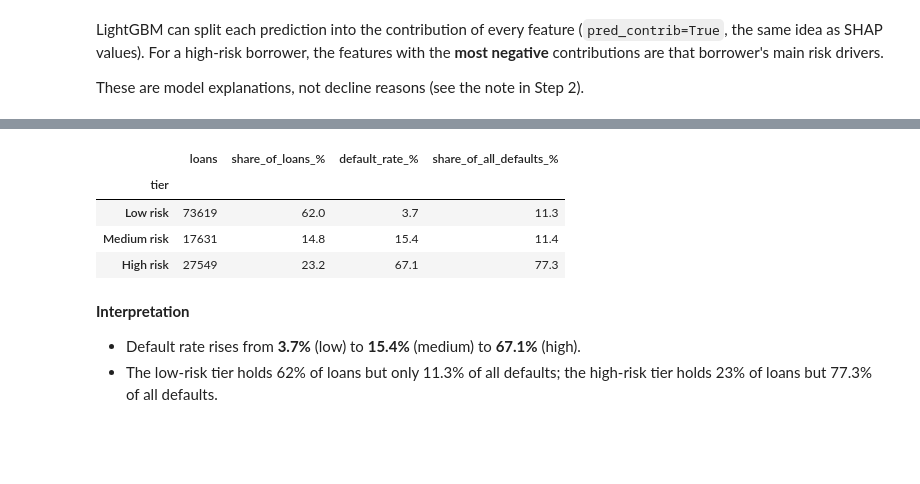
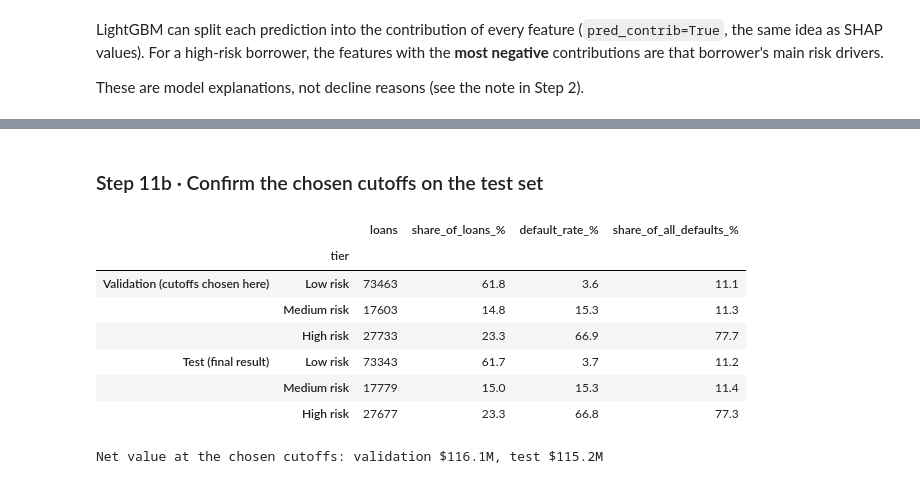
Before and after one commit to ZiyanChen1/predicting-loan-payback, a Jupyter notebook: 02_modeling.ipynb, the cells around one changed output, grey strips where cells are left out. Saved outputs shown, nothing was run; the diff lists cells and outputs as text; code cells hidden in the pictures; blank space fills up the shorter version.

```diff
--- a/02_modeling.ipynb
+++ b/02_modeling.ipynb
@@ -157,7 +196,7 @@ display(evaluate("Logistic regression", logreg, train[LR_NUM + LR_CAT]))
 # %% [markdown]
 ### What drives risk? Logistic regression coefficients
 # %%
-logreg.fit(train[LR_NUM + LR_CAT], y)
+logreg.fit(train_df[LR_NUM + LR_CAT], y_train)
 
 names = logreg.named_steps["prep"].get_feature_names_out()
 coefs = logreg.named_steps["model"].coef_[0]
@@ -234,10 +270,10 @@ display(evaluate("LightGBM", lgbm, X_gbm))
 # %% [markdown]
 ### Feature importance
 # %%
-lgbm.fit(X_gbm, y)
+lgbm.fit(X_train_gbm, y_train)
 
 importance = pd.DataFrame({
-    "feature": X_gbm.columns,
+    "feature": X_train_gbm.columns,
     "importance": lgbm.booster_.feature_importance(importance_type="gain"),
 })
 importance["share_%"] = importance["importance"] / importance["importance"].sum() * 100
@@ -292,0 +393,14 @@ comparison.to_csv(FIG_DIR / "model_comparison.csv", index=False)
+# %%
+p_test = test_scores["LightGBM"]
+pred_test = (p_test >= 0.5).astype(int)
+
+cm = confusion_matrix(y_test, pred_test, labels=[0, 1])
+ConfusionMatrixDisplay(cm, display_labels=["Not repaid (0)", "Repaid (1)"]).plot(cmap="Blues", values_format=",")
+plt.grid(False)
+plt.title("LightGBM on the test set (threshold 0.5)")
+plt.tight_layout()
+plt.savefig(FIG_DIR / "confusion_matrix_test.png", dpi=120)
+plt.show()
+
+print(f"Recall (not repaid):    {recall_score(y_test, pred_test, pos_label=0):.1%}")
+print(f"Precision (not repaid): {precision_score(y_test, pred_test, pos_label=0):.1%}")
@@ -590,28 +818,38 @@ print(best)
+# %% [markdown]
+### Step 11b · Confirm the chosen cutoffs on the test set
 # %%
-# the three tiers at the chosen cutoffs: how risky is each one really?
-tier = np.where(prob >= best["low_risk_at_or_above"], "Low risk",
-                np.where(prob >= best["high_risk_below"], "Medium risk", "High risk"))
+LOW, HIGH = best["high_risk_below"], best["low_risk_at_or_above"]
 
-tier_table = (
-    val.assign(tier=tier, defaulted=val[TARGET] == 0)
-    .groupby("tier")
-    .agg(loans=("defaulted", "size"), default_rate=("defaulted", "mean"))
-    .reindex(["Low risk", "Medium risk", "High risk"])
-)
-tier_table["share_of_loans_%"] = (tier_table["loans"] / len(val) * 100).round(1)
-tier_table["default_rate_%"] = (tier_table["default_rate"] * 100).round(1)
-tier_table["share_of_all_defaults_%"] = (
-    tier_table["loans"] * tier_table["default_rate"] / (val[TARGET] == 0).sum() * 100
-).round(1)
 
-display(tier_table[["loans", "share_of_loans_%", "default_rate_%", "share_of_all_defaults_%"]])
+def tier_table(df, prob):
+    tier = np.where(prob >= HIGH, "Low risk", np.where(prob >= LOW, "Medium risk", "High risk"))
+    table = (
+        df.assign(tier=tier, defaulted=df[TARGET] == 0)
+        .groupby("tier")
+        .agg(loans=("defaulted", "size"), default_rate=("defaulted", "mean"))
+        .reindex(["Low risk", "Medium risk", "High risk"])
+    )
+    table["share_of_loans_%"] = (table["loans"] / len(df) * 100).round(1)
+    table["default_rate_%"] = (table["default_rate"] * 100).round(1)
+    table["share_of_all_defaults_%"] = (table["loans"] * table["default_rate"] / (df[TARGET] == 0).sum() * 100).round(1)
+    return table[["loans", "share_of_loans_%", "default_rate_%", "share_of_all_defaults_%"]]
+
+
+tiers = pd.concat({"Validation (cutoffs chosen here)": tier_table(val_df, p_val),
+                   "Test (final result)": tier_table(test_df, p_test)})
+display(tiers)
+tiers.to_csv(FIG_DIR / "risk_tiers.csv")
+
+net_val = net_value(val_inputs, LOW, HIGH, ASSUME["loss_given_default"])[0]
+net_test = net_value(test_inputs, LOW, HIGH, ASSUME["loss_given_default"])[0]
+print(f"Net value at the chosen cutoffs: validation ${net_val / 1e6:.1f}M, test ${net_test / 1e6:.1f}M")
 # %% [output]
-|  | loans | share_of_loans_% | default_rate_% | share_of_all_defaults_% |
-| tier |  |  |  |  |
-| Low risk | 73619 | 62.0 | 3.7 | 11.3 |
-| Medium risk | 17631 | 14.8 | 15.4 | 11.4 |
-| High risk | 27549 | 23.2 | 67.1 | 77.3 |
+|  |  | loans | share_of_loans_% | default_rate_% | share_of_all_defaults_% |
+|  | tier |  |  |  |  |
+| Validation (cutoffs chosen here) | Low risk | 73463 | 61.8 | 3.6 | 11.1 |
+|  | Medium risk | 17603 | 14.8 | 15.3 | 11.3 |
+|  | High risk | 27733 | 23.3 | 66.9 | 77.7 |
+| Test (final result) | Low risk | 73343 | 61.7 | 3.7 | 11.2 |
+|  | Medium risk | 17779 | 15.0 | 15.3 | 11.4 |
+|  | High risk | 27677 | 23.3 | 66.8 | 77.3 |
+Net value at the chosen cutoffs: validation $116.1M, test $115.2M
-# %% [markdown]
-**Interpretation**
-- Default rate rises from **3.7%** (low) to **15.4%** (medium) to **67.1%** (high).
-- The low-risk tier holds 62% of loans but only 11.3% of all defaults; the high-risk tier holds 23% of loans but 77.3% of all defaults.
```
Also changed, not shown: parts of 69 cells of this notebook, 20 other files.
